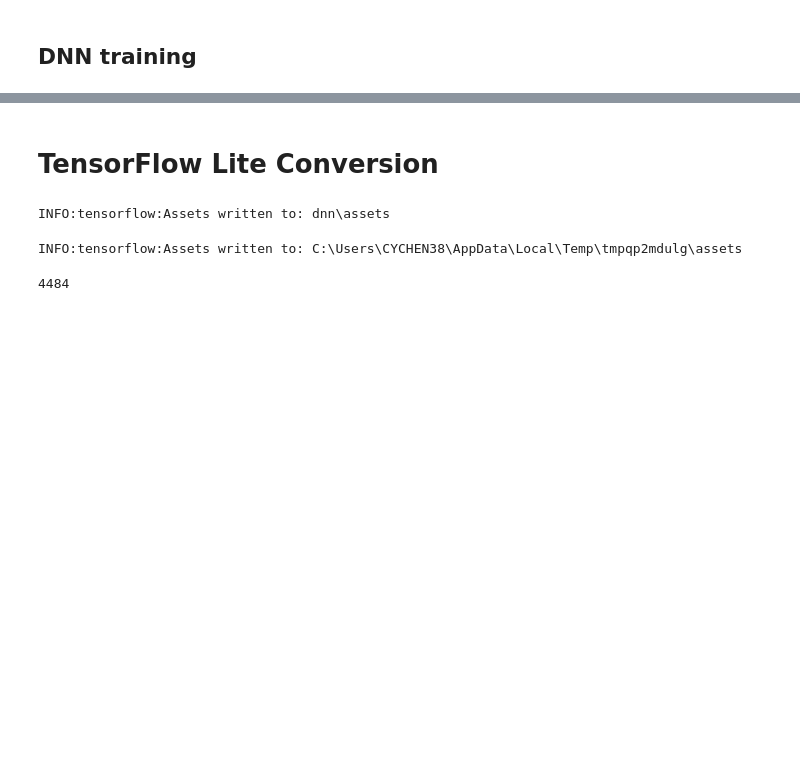
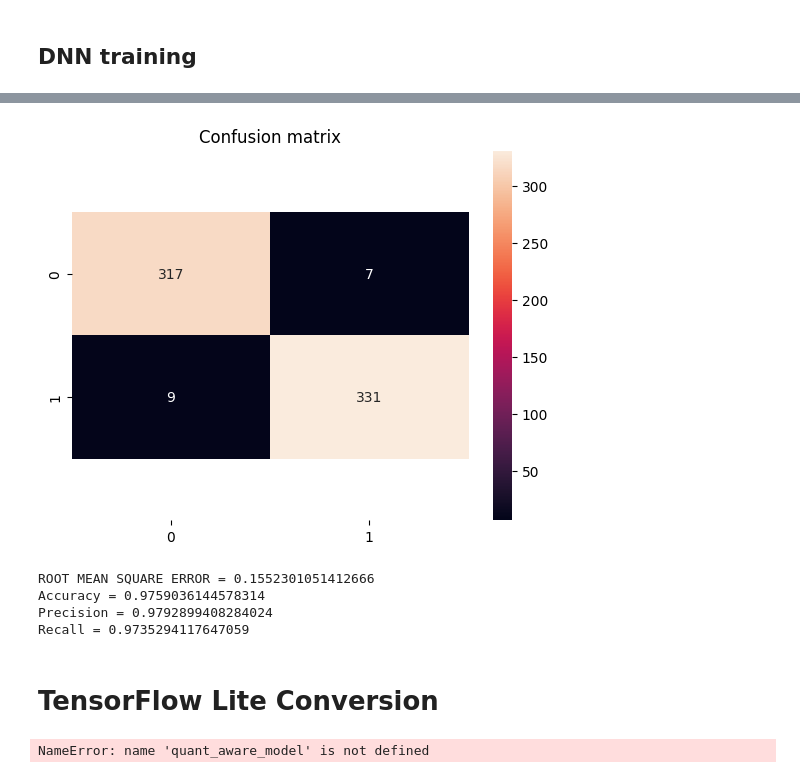
Before and after one commit to OpenNuvoton/ML_Gearbox_Fault_Diagnosis, a Jupyter notebook: dnn.ipynb, the cells around one changed output, grey strips where cells are left out. Cells and saved outputs as stored; diff of their text form; code cells hidden in the pictures; blank space fills up the shorter version.

Commit message:
add tflite int8 converting. update QAT for DNN model.

```diff
--- a/dnn.ipynb
+++ b/dnn.ipynb
@@ -78,21 +79,34 @@ test data shape: (664, 16), (664,)
 # %% [markdown]
 ## DNN training
 # %%
-from tensorflow.python.keras.layers import Dense
-from tensorflow.python.keras.callbacks import EarlyStopping
-from tensorflow.python.keras.layers import Dropout
-from tensorflow.python.keras.models import Sequential
+from tensorflow.keras.layers import Dense
+from tensorflow.keras.callbacks import EarlyStopping
+from tensorflow.keras.layers import Dropout
+from tensorflow.keras.models import Sequential
 
 early_stop = EarlyStopping(monitor='loss', patience=2)
 model = Sequential()
 
-model.add(Dense(4, activation='relu', input_shape=(16,),kernel_initializer='random_uniform'))
-model.add(Dense(8, activation='relu',kernel_initializer='random_uniform'))
-model.add(Dense(16, activation='relu',kernel_initializer='random_uniform'))
-model.add(Dense(8, activation='relu',kernel_initializer='random_uniform'))
+model.add(Dense(4, input_shape=(16,),kernel_initializer='random_uniform'))
+#model.add(tf.keras.layers.BatchNormalization())
+model.add(tf.keras.layers.Activation("relu"))
+
+model.add(Dense(8, kernel_initializer='random_uniform'))
+#model.add(tf.keras.layers.BatchNormalization())
+model.add(tf.keras.layers.Activation("relu"))
+
+model.add(Dense(16, kernel_initializer='random_uniform'))
+#model.add(tf.keras.layers.BatchNormalization())
+model.add(tf.keras.layers.Activation("relu"))
+
+model.add(Dense(8, kernel_initializer='random_uniform'))
+#model.add(tf.keras.layers.BatchNormalization())
+model.add(tf.keras.layers.Activation("relu"))
+
 model.add(Dense(2, activation='softmax',kernel_initializer='random_uniform'))
 model_settings = {}
 
-model.compile(optimizer='adam', loss='sparse_categorical_crossentropy', metrics=['accuracy'])
+optimizer = Adam(learning_rate=0.0001)
+model.compile(optimizer=optimizer, loss='sparse_categorical_crossentropy', metrics=['accuracy'])
 model.summary()
 # %% [output]
@@ -213,0 +193,5 @@ Recall = 1.0
+# %%
+quant_aware_model = tfmot.quantization.keras.quantize_model(Dnn_model)
+optimizer = Adam(learning_rate=0.0001)
+quant_aware_model.compile(optimizer=optimizer, loss='sparse_categorical_crossentropy', metrics=['accuracy'])
+quant_aware_model.summary()
@@ -213,0 +216,2 @@ Recall = 1.0
+# %%
+hist = quant_aware_model.fit(train_data , train_labels , epochs=5, batch_size=32, validation_split=0.2)
@@ -214,18 +229,18 @@ Recall = 1.0
+# %%
+CF_Matrix_show(quant_aware_model, test_data, test_labels)
+# %% [output]
+[figure, added]
+ROOT MEAN SQUARE ERROR = 0.1552301051412666
+Accuracy = 0.9759036144578314
+Precision = 0.9792899408284024
+Recall = 0.9735294117647059
 # %% [markdown]
 # TensorFlow Lite Conversion
 # %%
 # If we're happy with the performance, save the model
-ori_model = Dnn_model
+ori_model = quant_aware_model
 keras_model_name = 'dnn'
 
 tf.saved_model.save(ori_model, keras_model_name)
 # %% [output]
-INFO:tensorflow:Assets written to: dnn\assets
+NameError: name 'quant_aware_model' is not defined
-# %%
-# Convert Keras model to a tflite model
-converter = tf.lite.TFLiteConverter.from_keras_model(ori_model)
-tflite_model = converter.convert()
-open(keras_model_name + '.tflite', 'wb').write(tflite_model)
-# %% [output]
-INFO:tensorflow:Assets written to: C:\Users\CYCHEN38\AppData\Local\Temp\tmpqp2mdulg\assets
-4484
```
Also changed, not shown: parts of 18 cells of this notebook, 16 other files.
